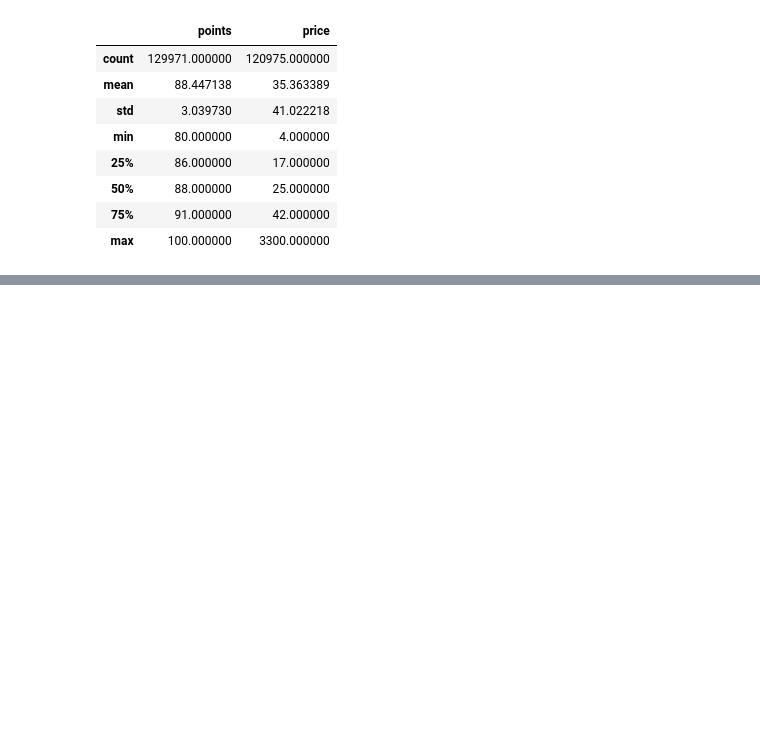
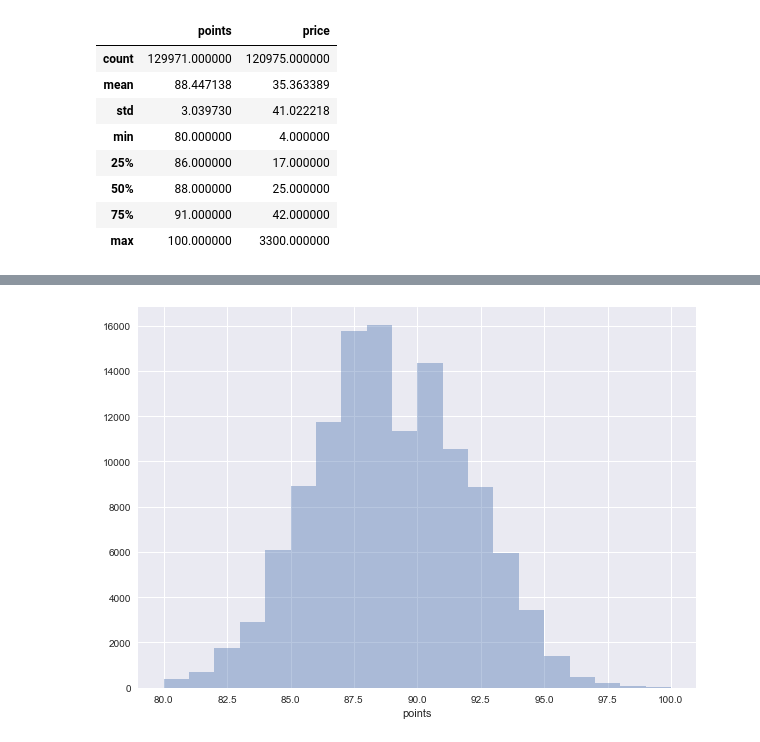
Before and after one commit to jbertscher/wining-and-mining, a Jupyter notebook: notebooks/1.0-jb-initial-data-exploration.ipynb, the cells around one changed output, grey strips where cells are left out. Drawn from its saved outputs; the diff is of its cells as text; code cells hidden in the pictures; blank space fills up the shorter version.

```diff
--- a/notebooks/1.0-jb-initial-data-exploration.ipynb
+++ b/notebooks/1.0-jb-initial-data-exploration.ipynb
@@ -29,0 +73,5 @@ wine.describe()
+# %%
+plt.figure(figsize = (10, 7))
+sns.distplot(wine['points'], kde = False, bins = 20);
+# %% [output]
+[figure, added]
```
Also changed, not shown: parts of 30 cells of this notebook.
